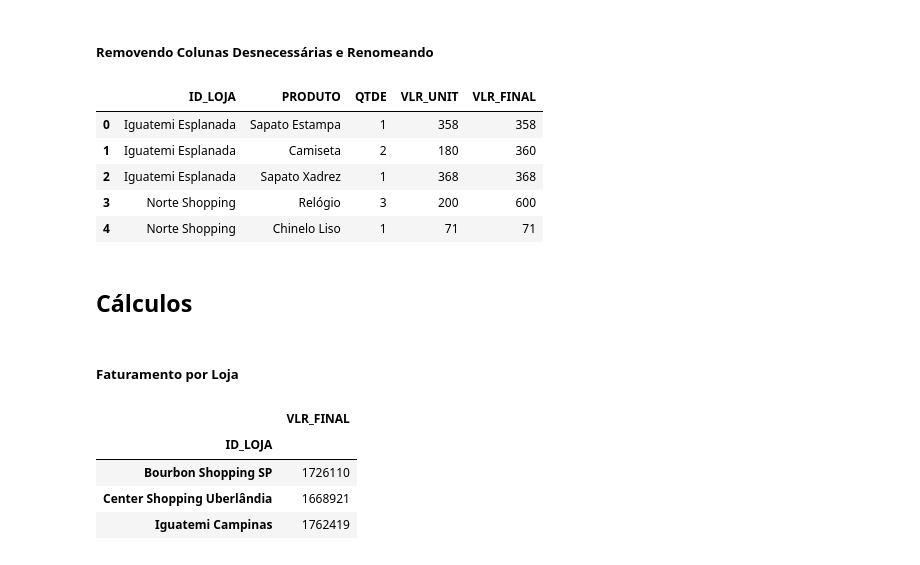
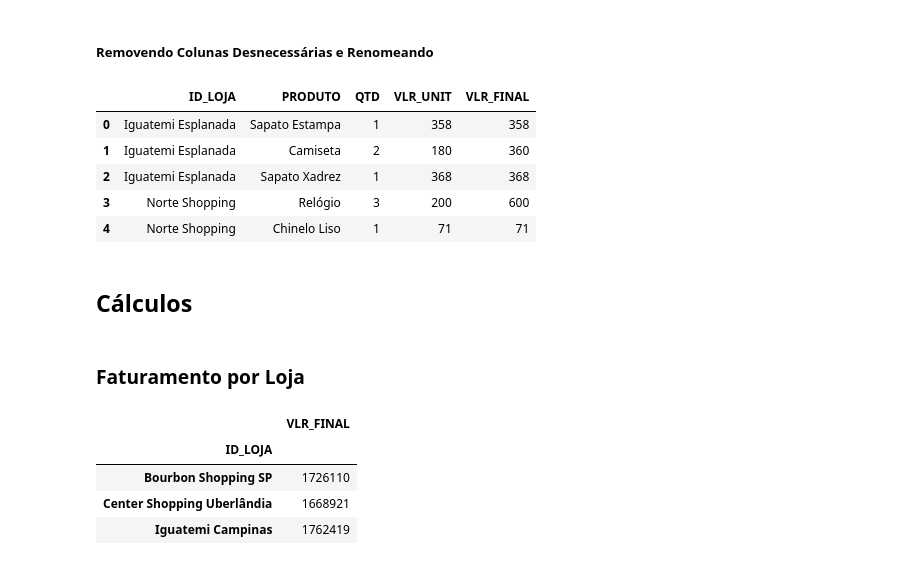
Before and after one commit to ro77en/data-science-challenges, a Jupyter notebook: Desafio 1/main.ipynb, the cells around one changed output. Saved outputs shown, nothing was run; the diff lists cells and outputs as text; code cells hidden in the pictures.

```diff
--- a/Desafio 1/main.ipynb
+++ b/Desafio 1/main.ipynb
@@ -44,18 +44,18 @@ memory usage: 5.4+ MB
 # %%
 nomes_colunas = {
     'Código Venda':'ID_VENDA',
     'Data':'DATA',
     'ID Loja':'ID_LOJA',
     'Produto':'PRODUTO',
-    'Quantidade':'QTDE',
+    'Quantidade':'QTD',
     'Valor Unitário':'VLR_UNIT',
     'Valor Final':'VLR_FINAL'
 }
 df_vendas.rename(columns=nomes_colunas, inplace=True)
 df_vendas.drop(columns=['DATA', 'ID_VENDA'], inplace=True)
 df_vendas.head(5)
 # %% [output]
-|  | ID_LOJA | PRODUTO | QTDE | VLR_UNIT | VLR_FINAL |
+|  | ID_LOJA | PRODUTO | QTD | VLR_UNIT | VLR_FINAL |
 | 0 | Iguatemi Esplanada | Sapato Estampa | 1 | 358 | 358 |
 | 1 | Iguatemi Esplanada | Camiseta | 2 | 180 | 360 |
 | 2 | Iguatemi Esplanada | Sapato Xadrez | 1 | 368 | 368 |
@@ -64,7 +64,7 @@ df_vendas.head(5)
 # %% [markdown]
 ## Cálculos
 # %% [markdown]
-##### Faturamento por Loja
+### Faturamento por Loja
 # %%
 faturamento_lojas = df_vendas[['ID_LOJA', 'VLR_FINAL']].groupby('ID_LOJA').sum()
 faturamento_lojas.head(3)
```
Also changed, not shown: parts of 5 cells of this notebook, 3 other files.
